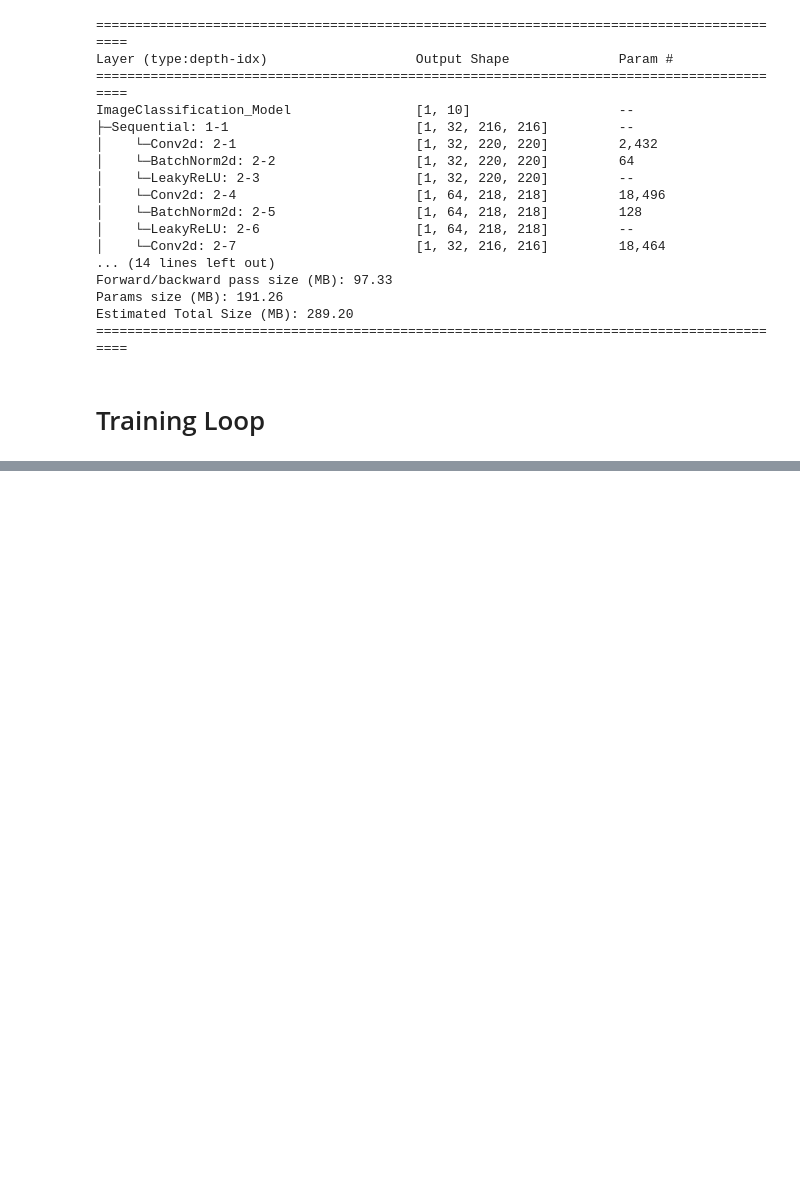
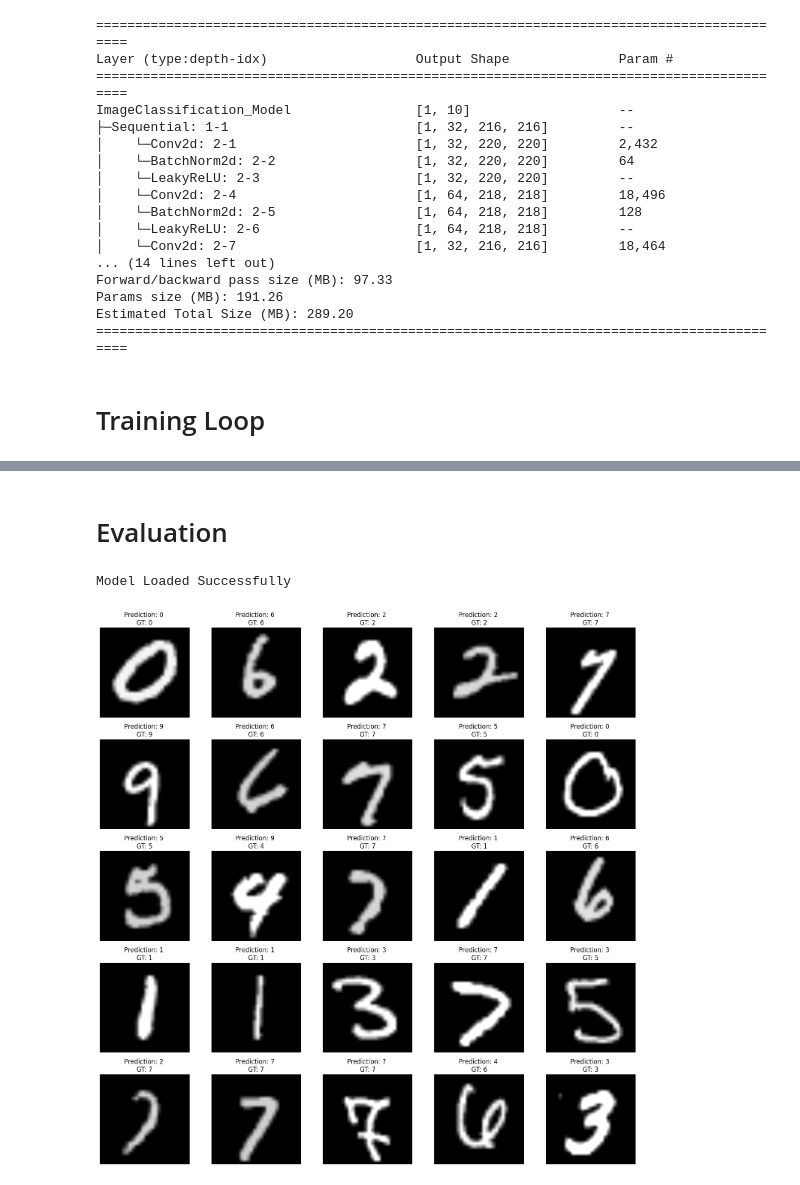
Before and after one commit to Muhid-Qaiser/Fundamental_Concepts_of_AI, a Jupyter notebook: Computer_Vision/Image_Classification/main.ipynb, the cells around one changed output, grey strips where cells are left out. Drawn from its saved outputs; the diff is of its cells as text; code cells hidden in the pictures; blank space fills up the shorter version.

Commit message:
Complete_Image_Classification

```diff
--- a/Computer_Vision/Image_Classification/main.ipynb
+++ b/Computer_Vision/Image_Classification/main.ipynb
@@ -162,6 +164,7 @@ model = ImageClassification_Model().to(device)
 model.train()
 optimizer = optim.AdamW(model.parameters(), lr=lr)
 criterion = nn.CrossEntropyLoss()
+history = {"train_loss": [], "val_loss": []}
 
 summary(model, input_size=(1, 3, 224, 224))
 # %% [output]
@@ -190,17 +193,25 @@ def validate(model, loader, device, criterion):
 
     model.eval()
 
+    total_loss = 0.0
+    total_samples = 0
+
+    pbar = tqdm(loader, desc="Validating", leave=False, unit='batch')
+
     with torch.no_grad():
-        for imgs, labels in loader:
+        for imgs, labels in pbar:
             imgs, labels = imgs.to(device), labels.to(device)
 
             outputs = model(imgs)
 
             loss = criterion(outputs, labels)
 
-    model.train()
+            total_samples += len(imgs)
+            total_loss +=  loss.item() * len(imgs)
 
-    return loss.item()
+            pbar.set_postfix({"Loss": loss.item()})
+
+    return total_loss / total_samples
 # %%
 
 best_loss = float('inf')
@@ -233,0 +270,48 @@ KeyboardInterrupt:
+# %% [markdown]
+# Evaluation
+# %%
+import random
+import matplotlib.pyplot as plt
+
+model = ImageClassification_Model()
+model.load_state_dict(torch.load('best_weights.pth'))
+model = model.to(device)
+model.eval()
+print("Model Loaded Successfully")
+
+def Qualitative_Analysis(model, loader, n=5):
+
+    imgs, labels = next(iter(loader))
+    imgs, labels = imgs.to(device), labels.to(device)
+
+    batch_size = len(imgs)
+
+    sample_indices = random.sample(range(0, batch_size), k=n*n)
+
+    selected_imgs, selected_labels = imgs[sample_indices], labels[sample_indices]
+
+    predictions = model(selected_imgs)
+    predictions = torch.argmax(predictions, axis=1, keepdim=False)
+
+    fig, axes = plt.subplots(n, n, figsize=(n*3, n*3))
+
+    if n==1:
+        axes = np.array([axes])
+
+    axes = axes.flatten()
+
+    for i in range(n*n):
+        img_np = selected_imgs[i].cpu().permute(1, 2, 0).numpy()
+        axes[i].imshow(img_np)
+        axes[i].set_title(f"Prediction: {predictions[i]} \nGT: {selected_labels[i]}")
+        axes[i].axis('off')
+
+    plt.tight_layout()
+    plt.show()
+
+
+test_loader = DataLoader(test_dataset, batch_size=32, shuffle=True)
+Qualitative_Analysis(model, test_loader, n=5)
+# %% [output]
+Model Loaded Successfully
+[figure, added]
```
Also changed, not shown: parts of 2 cells of this notebook, 2 other files.
